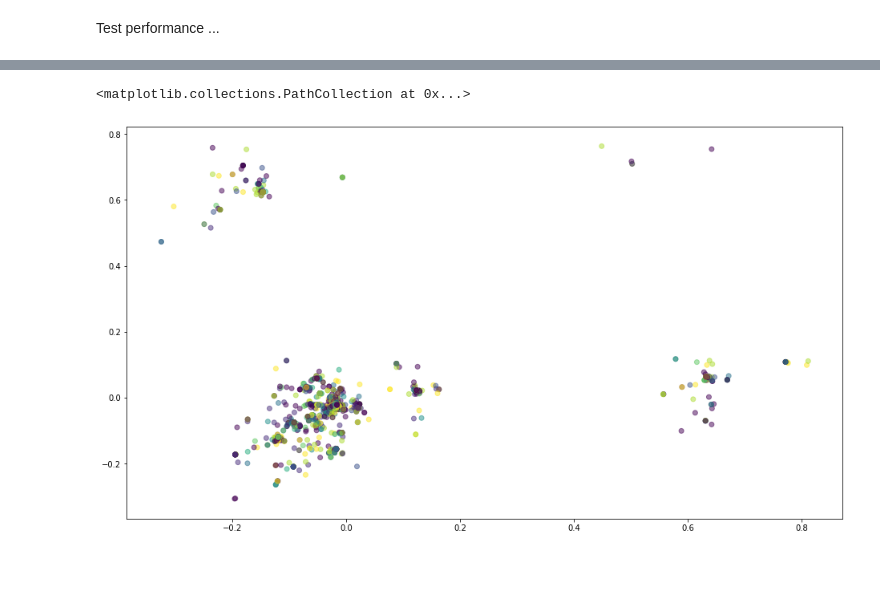
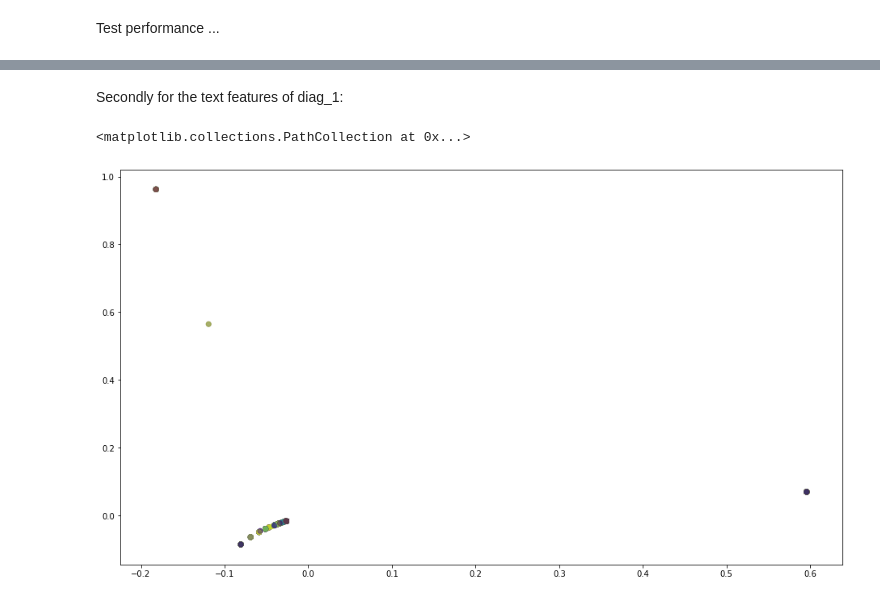
Before and after one commit to MartinTschechne/ML4H2020, a Jupyter notebook: NLP/Project-2-Diabetes.ipynb, the cells around one changed output, grey strips where cells are left out. Saved outputs shown, nothing was run; the diff lists cells and outputs as text; code cells hidden in the pictures; blank space fills up the shorter version.

```diff
--- a/NLP/Project-2-Diabetes.ipynb
+++ b/NLP/Project-2-Diabetes.ipynb
@@ -603,8 +645,8 @@ Now we look at the performance of the models if only the most important features
 
 Take all text features with importance ...
 # %%
-print(sum(non_zero))
-diag_filtered = (diag_train[:,non_zero]).reshape((8000,3*sum(non_zero)))
-diag_filtered_test = (diag_test[:,non_zero]).reshape((2000,3*sum(non_zero)))
+print(sum(threshold))
+diag_filtered = (diag_train[:,threshold]).reshape((8000,3*sum(threshold)))
+diag_filtered_test = (diag_test[:,threshold]).reshape((2000,3*sum(threshold)))
 diag_filtered.shape, diag_filtered_test.shape
 # %% [output]
@@ -615,5 +657,5 @@ Take the 10 most important numerical features ...
 # %%
-train_filtered = train[:,num_idx[:10]]
-test_filtered = test[:,num_idx[:10]]
+train_filtered = train[:,num_idx[:15]]
+test_filtered = test[:,num_idx[:15]]
 train_filtered.shape, test_filtered.shape
 # %% [output]
@@ -674,3 +753,3 @@ tsne = TSNE(n_components=2,random_state=42,perplexity=5,n_iter=10000)
 # %%
-X_red = pca.fit_transform(diag_filtered_test)
-#X_red = tsne.fit_transform(diag_filtered_test[:,:64])
+X_pca = pca.fit_transform(test_filtered)
+X_tsne = tsne.fit_transform(test_filtered)
@@ -677,10 +768,13 @@ X_red = pca.fit_transform(diag_filtered_test)
+# %% [markdown]
+Secondly for the text features of diag_1:
+# %%
+le = LabelEncoder()
+diag_1 = le.fit_transform(data['diag_1'].to_numpy()[8000:])
+X_pca = pca.fit_transform(diag_filtered_test[:,:54])
+X_tsne = tsne.fit_transform(diag_filtered_test[:,:54])
 # %%
-le = LabelEncoder()
-diag_1 = le.fit_transform(data['diag_1'].to_numpy()[8000:])
-diag_2 = data['diag_2']
-diag_3 = data['diag_3']
 plt.figure(figsize=(16,9))
-plt.scatter(X_red[:,0],X_red[:,1],alpha=0.5,c=diag_1)
+plt.scatter(X_pca[:,0],X_pca[:,1],alpha=0.5,c=diag_1)
 # %% [output]
 <matplotlib.collections.PathCollection at 0x...>
-[figure, old version]
+[figure, new version]
```
Also changed, not shown: parts of 44 cells of this notebook, 6 other files.
